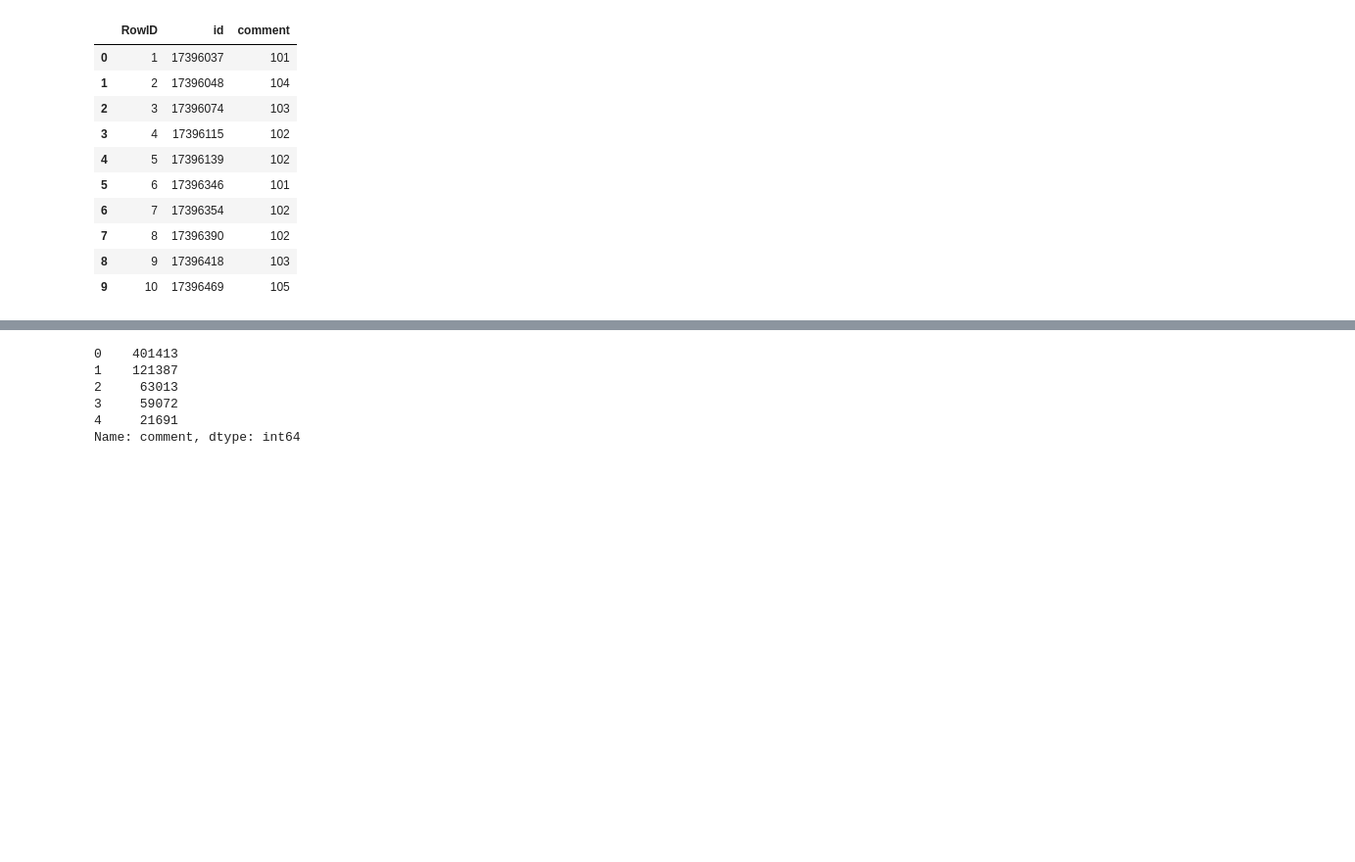
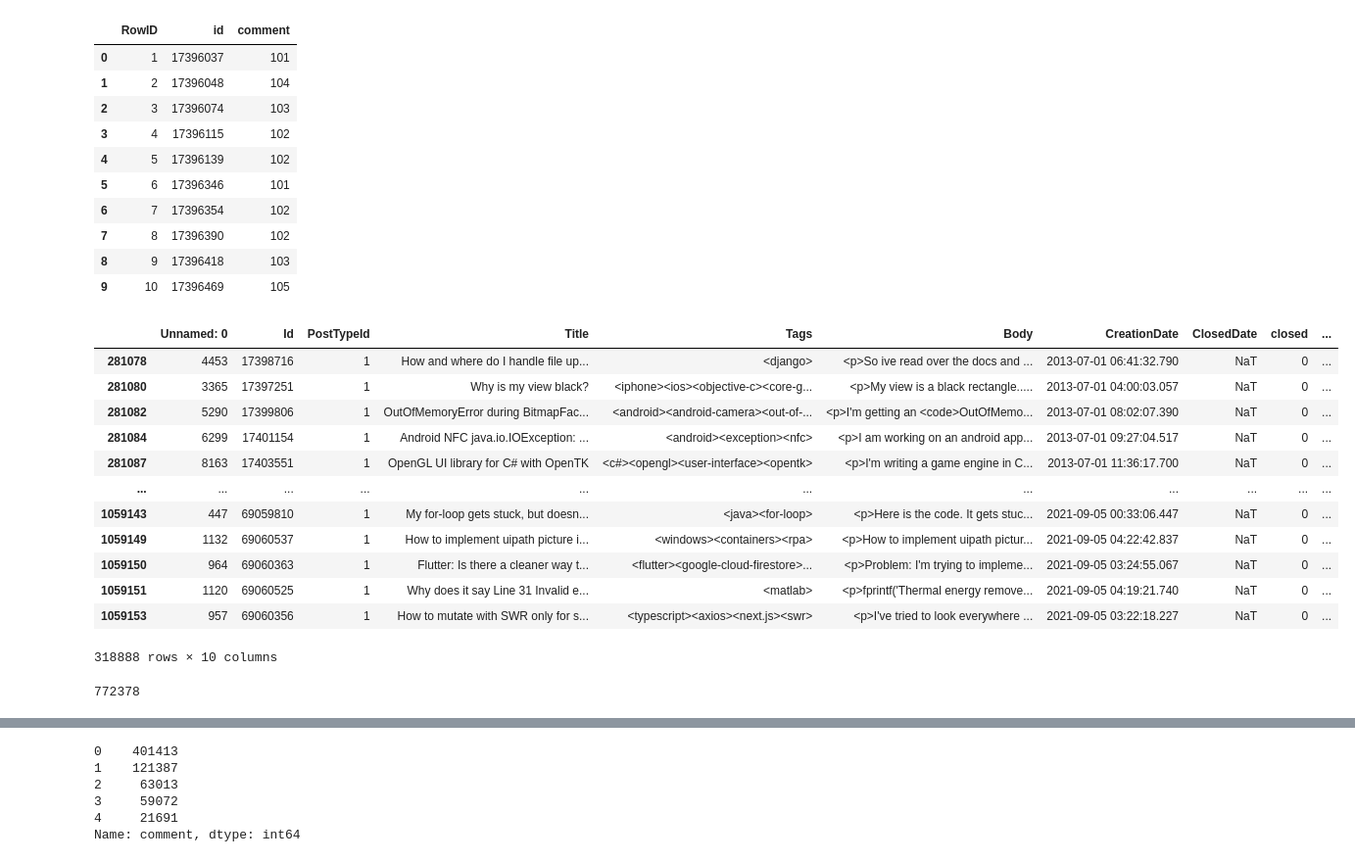
Before and after one commit to Kadam-Tushar/Why-Will-My-Question-Be-Closed, a Jupyter notebook: notebooks/EDA.ipynb, the cells around one changed output, grey strips where cells are left out. Shown at 98% size. Cells and saved outputs as stored; diff of their text form; code cells hidden in the pictures; blank space fills up the shorter version.

```diff
--- a/notebooks/EDA.ipynb
+++ b/notebooks/EDA.ipynb
@@ -30,5 +30,9 @@ from torch.utils.data import Dataset, DataLoader
 from os import listdir
 from os.path import isfile, join
 # %%
-df = pd.read_csv('sample_0.02_33.csv',dtype={'OwnerUserId': 'float64'})
+path = '/Users/tushar/iisc/sem3/TSE/project/Why-Will-My-Question-Be-Closed/Dataset/sample_0.02_33.csv'
+df = pd.read_csv(path,dtype={'OwnerUserId': 'float64'})
+# %%
+# Keeping only Questions i.e removing Answers, wiki, comments etc
+df = df[ df['PostTypeId'] == 1]
 # %%
@@ -46,7 +68,7 @@ df['CreationDate'] = pd.to_datetime( df['CreationDate'])
 # %%
 # Filtering datasets
 
-startDate = '01-07-2013'
+startDate = '07-01-2013'
 df = df[df['CreationDate'] >= startDate ]
 # %%
 df['closed'].value_counts()
@@ -56,6 +78,8 @@ df['closed'].value_counts()
 Name: closed, dtype: int64
 # %%
 closed_reason_df = pd.read_csv('/Users/tushar/iisc/sem3/TSE/project/ClosedPosts-Type/closed_reasons.csv')
+closed_questions =df[ df['closed'] == 1 ]
+open_questions = df[ df['closed'] == 0 ]
 # %%
 closed_reason_df.head(10)
 # %% [output]
@@ -70,5 +94,21 @@ closed_reason_df.head(10)
 | 7 | 8 | 17396390 | 102 |
 | 8 | 9 | 17396418 | 103 |
 | 9 | 10 | 17396469 | 105 |
+# %%
+open_questions['comment'] = 0
+# %% [output]
+|  | Unnamed: 0 | Id | PostTypeId | Title | Tags | Body | CreationDate | ClosedDate | closed | ... |
+| 281078 | 4453 | 17398716 | 1 | How and where do I handle file up... | <django> | <p>So ive read over the docs and ... | 2013-07-01 06:41:32.790 | NaT | 0 | ... |
+| 281080 | 3365 | 17397251 | 1 | Why is my view black? | <iphone><ios><objective-c><core-g... | <p>My view is a black rectangle..... | 2013-07-01 04:00:03.057 | NaT | 0 | ... |
+| 281082 | 5290 | 17399806 | 1 | OutOfMemoryError during BitmapFac... | <android><android-camera><out-of-... | <p>I'm getting an <code>OutOfMemo... | 2013-07-01 08:02:07.390 | NaT | 0 | ... |
+| 281084 | 6299 | 17401154 | 1 | Android NFC java.io.IOException: ... | <android><exception><nfc> | <p>I am working on an android app... | 2013-07-01 09:27:04.517 | NaT | 0 | ... |
+| 281087 | 8163 | 17403551 | 1 | OpenGL UI library for C# with OpenTK | <c#><opengl><user-interface><opentk> | <p>I'm writing a game engine in C... | 2013-07-01 11:36:17.700 | NaT | 0 | ... |
+| ... | ... | ... | ... | ... | ... | ... | ... | ... | ... | ... |
+| 1059143 | 447 | 69059810 | 1 | My for-loop gets stuck, but doesn... | <java><for-loop> | <p>Here is the code. It gets stuc... | 2021-09-05 00:33:06.447 | NaT | 0 | ... |
+| 1059149 | 1132 | 69060537 | 1 | How to implement uipath picture i... | <windows><containers><rpa> | <p>How to implement uipath pictur... | 2021-09-05 04:22:42.837 | NaT | 0 | ... |
+| 1059150 | 964 | 69060363 | 1 | Flutter: Is there a cleaner way t... | <flutter><google-cloud-firestore>... | <p>Problem: I'm trying to impleme... | 2021-09-05 03:24:55.067 | NaT | 0 | ... |
+| 1059151 | 1120 | 69060525 | 1 | Why does it say Line 31 Invalid e... | <matlab> | <p>fprintf('Thermal energy remove... | 2021-09-05 04:19:21.740 | NaT | 0 | ... |
+| 1059153 | 957 | 69060356 | 1 | How to mutate with SWR only for s... | <typescript><axios><next.js><swr> | <p>I've tried to look everywhere ... | 2021-09-05 03:22:18.227 | NaT | 0 | ... |
+318888 rows × 10 columns
 # %%
 # left joining dataset with closed question dataset to obtain reason for closing
@@ -76 +116,5 @@ merged_df = pd.merge(df,closed_reason_df,left_on = 'Id',right_on = 'id', how = '
+# %%
+len(merged_closed_df)
+# %% [output]
+772378
 # %%
```
Also changed, not shown: parts of 15 cells of this notebook, 8 other files.
